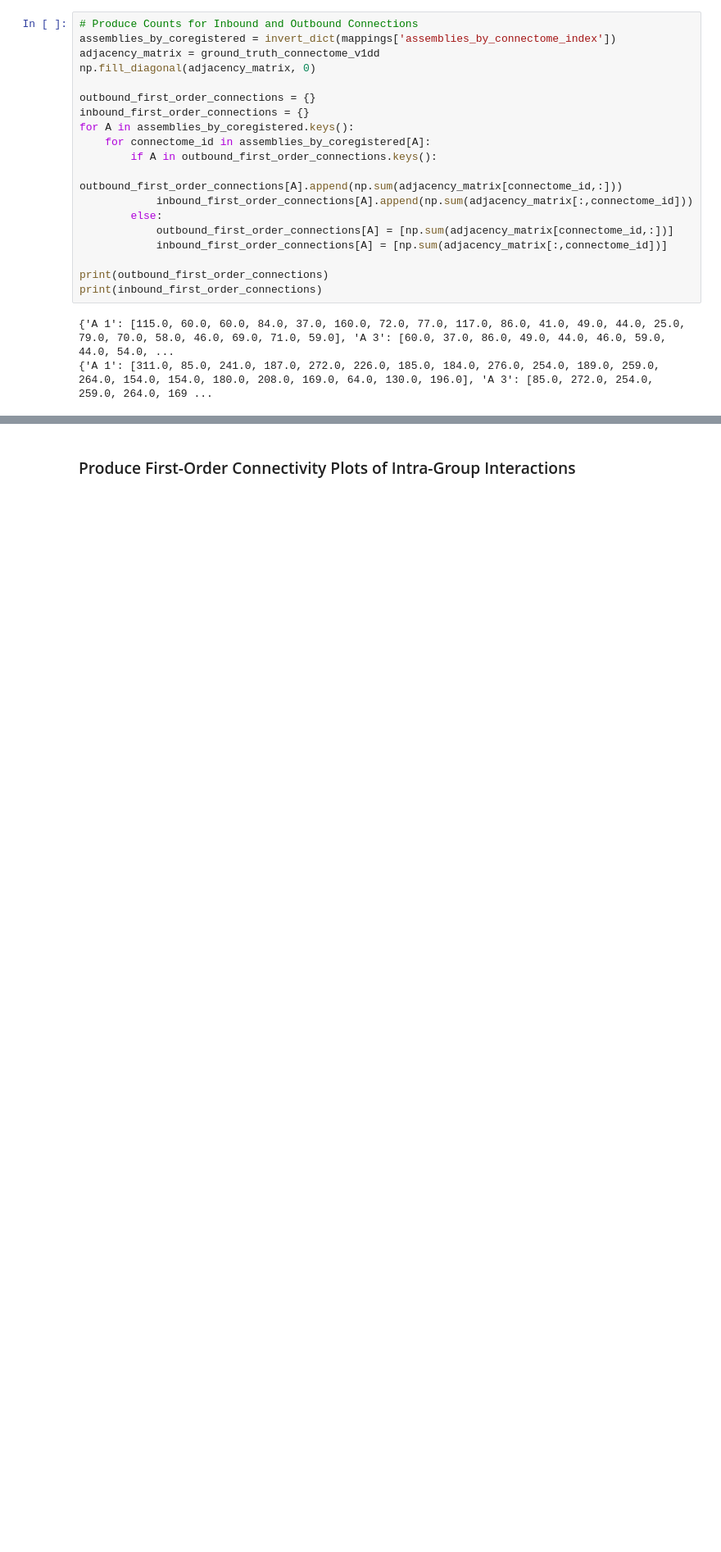
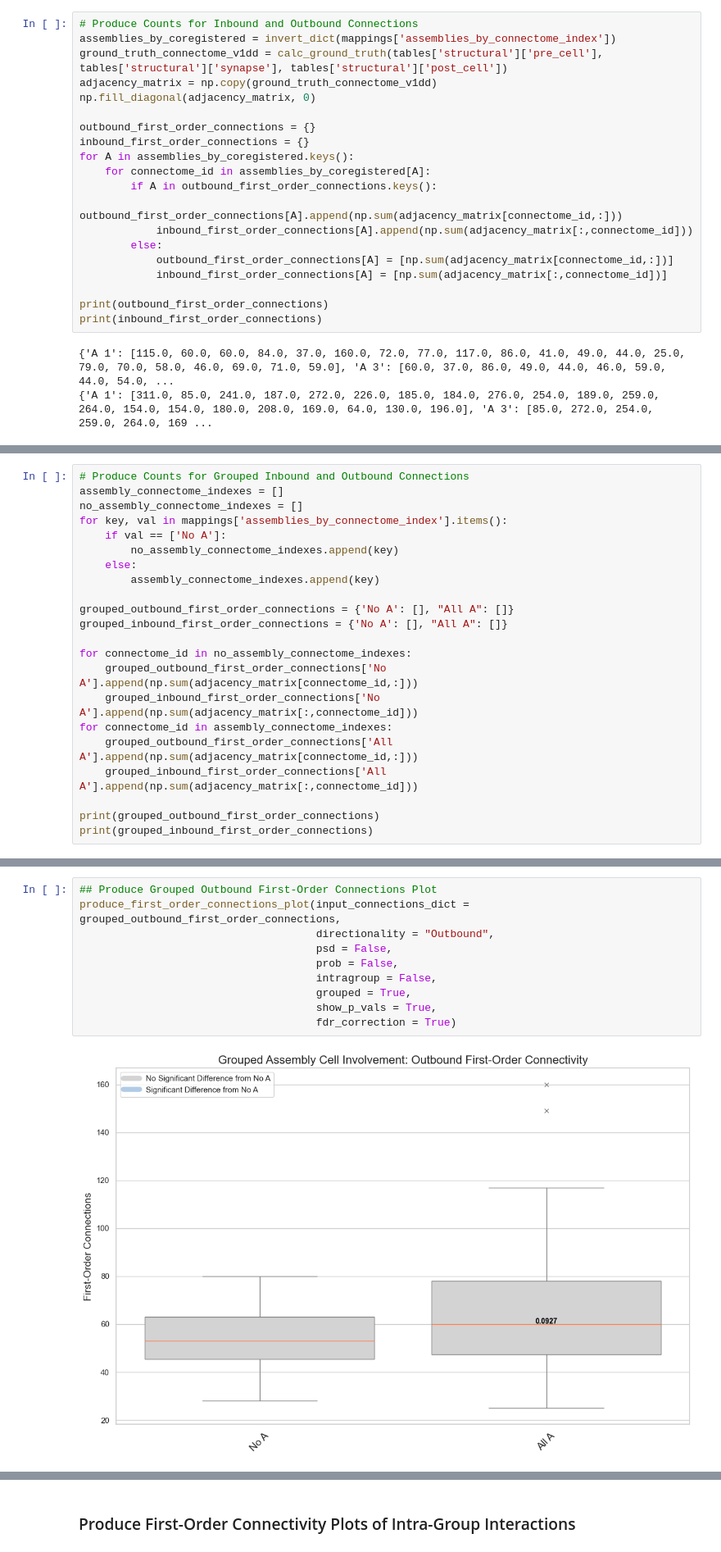
Before and after one commit to Jawagnercarena/Assembly_Organization, a Jupyter notebook: AssemblyPaperFigures/FigureCode/Figure5/Figure5.ipynb, the cells around one changed output, grey strips where cells are left out. Shown at 82% size. Cells and saved outputs as stored; diff of their text form; blank space fills up the shorter version.

Commit message:
Set up preliminary framework for grouped testing. Ran on outbound and inbound connectivity, as well as summed psd sizes.
Will continue tomorrow

```diff
--- a/AssemblyPaperFigures/FigureCode/Figure5/Figure5.ipynb
+++ b/AssemblyPaperFigures/FigureCode/Figure5/Figure5.ipynb
@@ -279,7 +279,8 @@ no_a_cell_indexes = mappings['connectome_indexes_by_assembly']['No A']
 # %%
 # Produce Counts for Inbound and Outbound Connections
 assemblies_by_coregistered = invert_dict(mappings['assemblies_by_connectome_index'])
-adjacency_matrix = ground_truth_connectome_v1dd
+ground_truth_connectome_v1dd = calc_ground_truth(tables['structural']['pre_cell'], tables['structural']['synapse'], tables['structural']['post_cell'])
+adjacency_matrix = np.copy(ground_truth_connectome_v1dd)
 np.fill_diagonal(adjacency_matrix, 0)
 
 outbound_first_order_connections = {}
@@ -475,3 +489,25 @@ No Empirical Testing Performed. Assembly A 15 has less than 5 coregistered cells
 [       nan 0.14734841 0.28483579 0.22413943 0.61666032 0.73145301
  0.75627335 0.63577291 0.45802554]
 [figure]
+# %%
+# Produce Counts for Grouped Inbound and Outbound Connections
+assembly_connectome_indexes = []
+no_assembly_connectome_indexes = []
+for key, val in mappings['assemblies_by_connectome_index'].items():
+    if val == ['No A']:
+        no_assembly_connectome_indexes.append(key)
+    else:
+        assembly_connectome_indexes.append(key)
+
+grouped_outbound_first_order_connections = {'No A': [], "All A": []}
+grouped_inbound_first_order_connections = {'No A': [], "All A": []}
+
+for connectome_id in no_assembly_connectome_indexes:
+    grouped_outbound_first_order_connections['No A'].append(np.sum(adjacency_matrix[connectome_id,:]))
+    grouped_inbound_first_order_connections['No A'].append(np.sum(adjacency_matrix[:,connectome_id]))
+for connectome_id in assembly_connectome_indexes:
+    grouped_outbound_first_order_connections['All A'].append(np.sum(adjacency_matrix[connectome_id,:]))
+    grouped_inbound_first_order_connections['All A'].append(np.sum(adjacency_matrix[:,connectome_id]))
+
+print(grouped_outbound_first_order_connections)
+print(grouped_inbound_first_order_connections)
@@ -477,0 +517,12 @@ No Empirical Testing Performed. Assembly A 15 has less than 5 coregistered cells
+# %%
+## Produce Grouped Outbound First-Order Connections Plot
+produce_first_order_connections_plot(input_connections_dict = grouped_outbound_first_order_connections,
+                                     directionality = "Outbound",
+                                     psd = False,
+                                     prob = False,
+                                     intragroup = False,
+                                     grouped = True,
+                                     show_p_vals = True,
+                                     fdr_correction = True)
+# %% [output]
+[figure, added]
```
Also changed, not shown: parts of 17 cells of this notebook, 6 other files.
